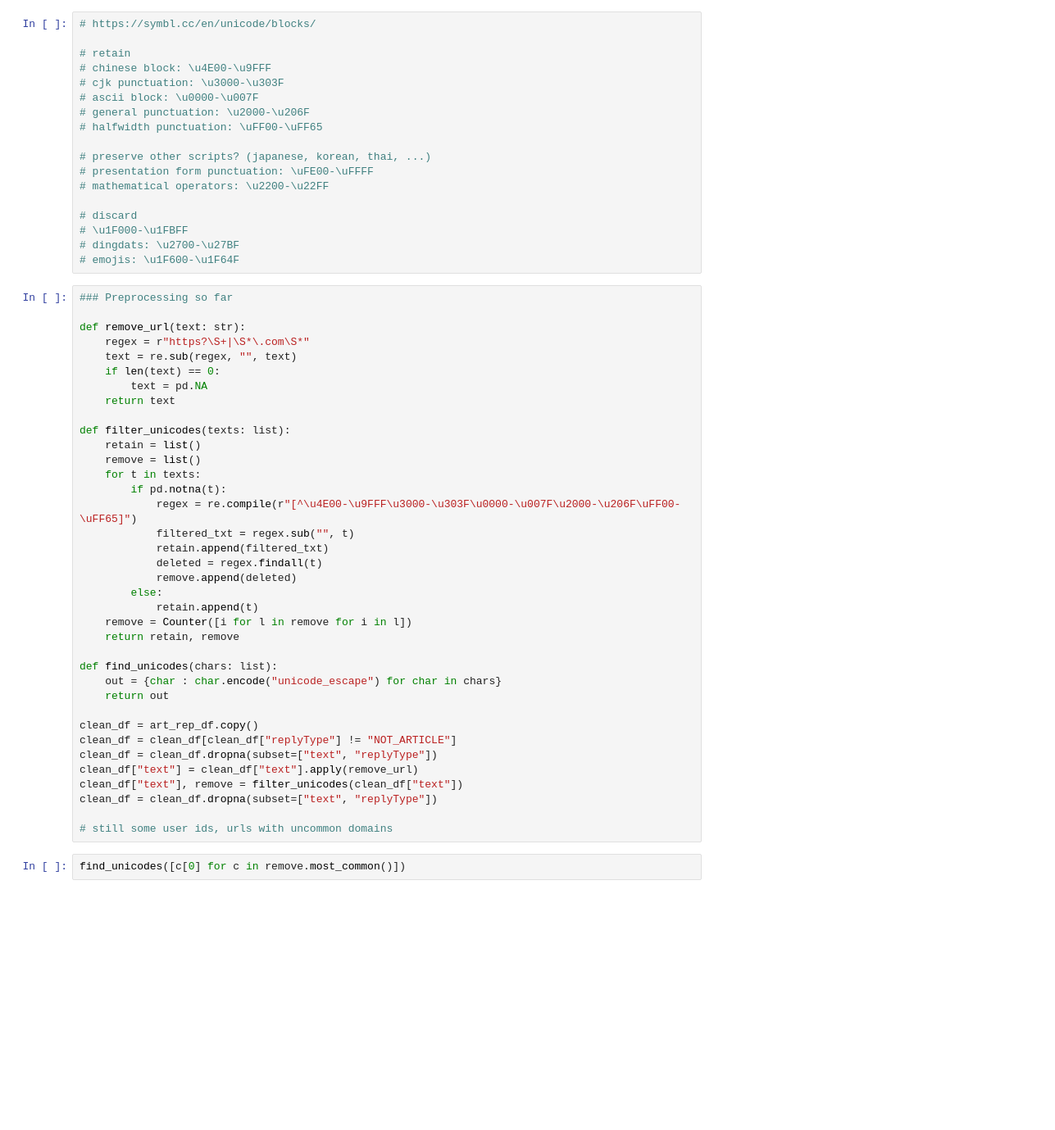
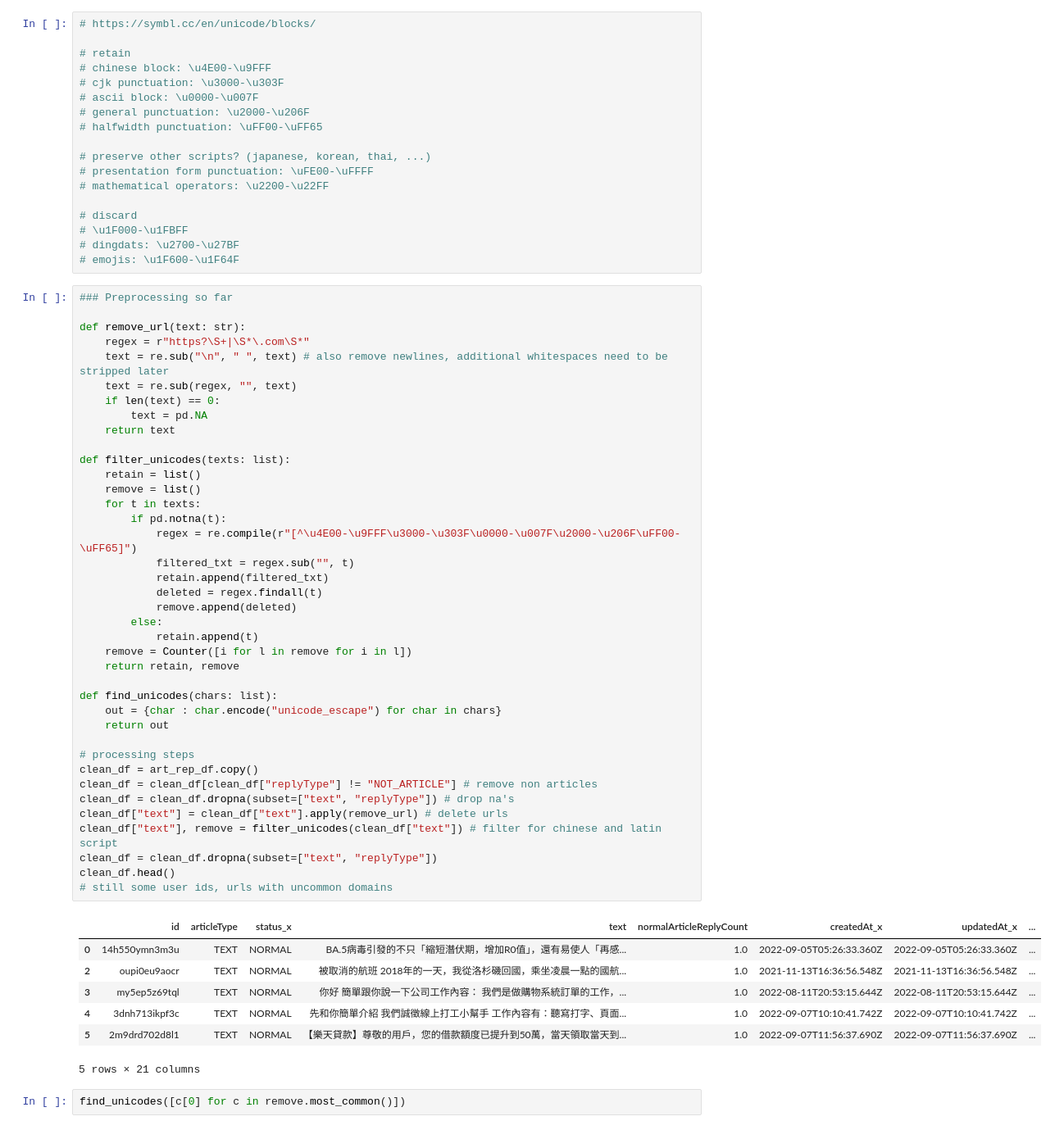
Before and after one commit to WilliamPLaCroix/NN-SoftP, a Jupyter notebook: cofacts.ipynb, the cells around one changed output. Shown at 82% size. Cells and saved outputs as stored; diff of their text form; blank space fills up the shorter version.

Commit message:
text cleaning

```diff
--- a/cofacts.ipynb
+++ b/cofacts.ipynb
@@ -113,38 +113,48 @@ art_rep_df[art_rep_df["text"].str.len() == 28]
 
 def remove_url(text: str):
     regex = r"https?\S+|\S*\.com\S*"
+    text = re.sub("\n", " ", text) # also remove newlines, additional whitespaces need to be stripped later
     text = re.sub(regex, "", text)
     if len(text) == 0:
         text = pd.NA
     return text
 
 def filter_unicodes(texts: list):
     retain = list()
     remove = list()
     for t in texts:
         if pd.notna(t):
             regex = re.compile(r"[^\u4E00-\u9FFF\u3000-\u303F\u0000-\u007F\u2000-\u206F\uFF00-\uFF65]")
             filtered_txt = regex.sub("", t)
             retain.append(filtered_txt)
             deleted = regex.findall(t)
             remove.append(deleted)
         else:
             retain.append(t)
     remove = Counter([i for l in remove for i in l])
     return retain, remove
 
 def find_unicodes(chars: list):
     out = {char : char.encode("unicode_escape") for char in chars}
     return out
 
+# processing steps
 clean_df = art_rep_df.copy()
-clean_df = clean_df[clean_df["replyType"] != "NOT_ARTICLE"]
+clean_df = clean_df[clean_df["replyType"] != "NOT_ARTICLE"] # remove non articles
+clean_df = clean_df.dropna(subset=["text", "replyType"]) # drop na's
+clean_df["text"] = clean_df["text"].apply(remove_url) # delete urls
+clean_df["text"], remove = filter_unicodes(clean_df["text"]) # filter for chinese and latin script
 clean_df = clean_df.dropna(subset=["text", "replyType"])
-clean_df["text"] = clean_df["text"].apply(remove_url)
-clean_df["text"], remove = filter_unicodes(clean_df["text"])
-clean_df = clean_df.dropna(subset=["text", "replyType"])
-
+clean_df.head()
 # still some user ids, urls with uncommon domains
+# %% [output]
+|  | id | articleType | status_x | text | normalArticleReplyCount | createdAt_x | updatedAt_x | ... |
+| 0 | 14h550ymn3m3u | TEXT | NORMAL | BA.5病毒引發的不只「縮短潛伏期，增加R0值」，還有易使人「再感... | 1.0 | 2022-09-05T05:26:33.360Z | 2022-09-05T05:26:33.360Z | ... |
+| 2 | oupi0eu9aocr | TEXT | NORMAL | 被取消的航班 2018年的一天，我從洛杉磯回國，乘坐凌晨一點的國航... | 1.0 | 2021-11-13T16:36:56.548Z | 2021-11-13T16:36:56.548Z | ... |
+| 3 | my5ep5z69tql | TEXT | NORMAL | 你好‍ 簡單跟你說一下公司工作內容： 我們是做購物系統訂單的工作，... | 1.0 | 2022-08-11T20:53:15.644Z | 2022-08-11T20:53:15.644Z | ... |
+| 4 | 3dnh713ikpf3c | TEXT | NORMAL | 先和你簡單介紹 我們誠徵線上打工小幫手 工作內容有：聽寫打字、頁面... | 1.0 | 2022-09-07T10:10:41.742Z | 2022-09-07T10:10:41.742Z | ... |
+| 5 | 2m9drd702d8l1 | TEXT | NORMAL | 【樂天貸款】尊敬的用戶，您的借款額度已提升到50萬，當天領取當天到... | 1.0 | 2022-09-07T11:56:37.690Z | 2022-09-07T11:56:37.690Z | ... |
+5 rows × 21 columns
 # %%
 find_unicodes([c[0] for c in remove.most_common()])
 # %% [output]
```
